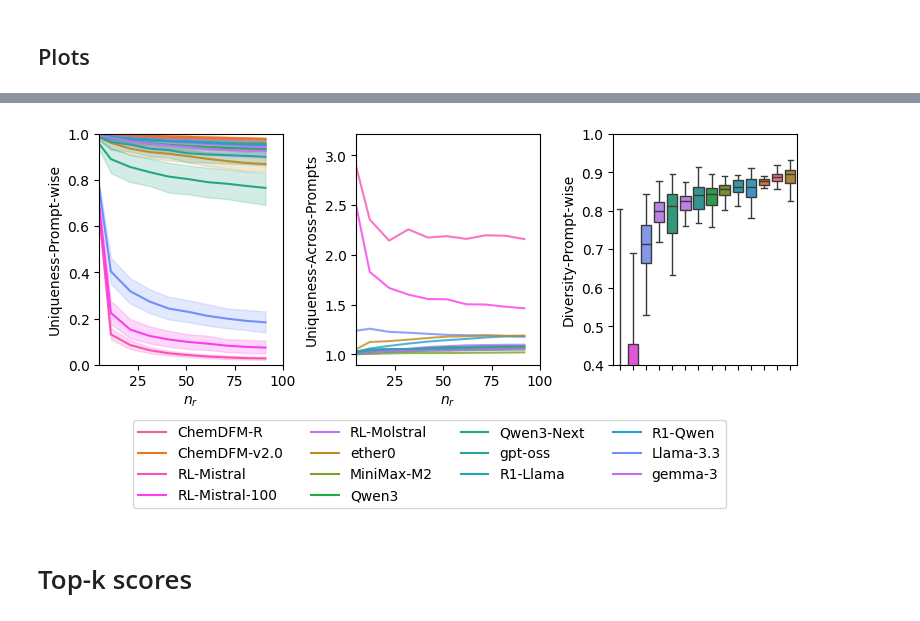
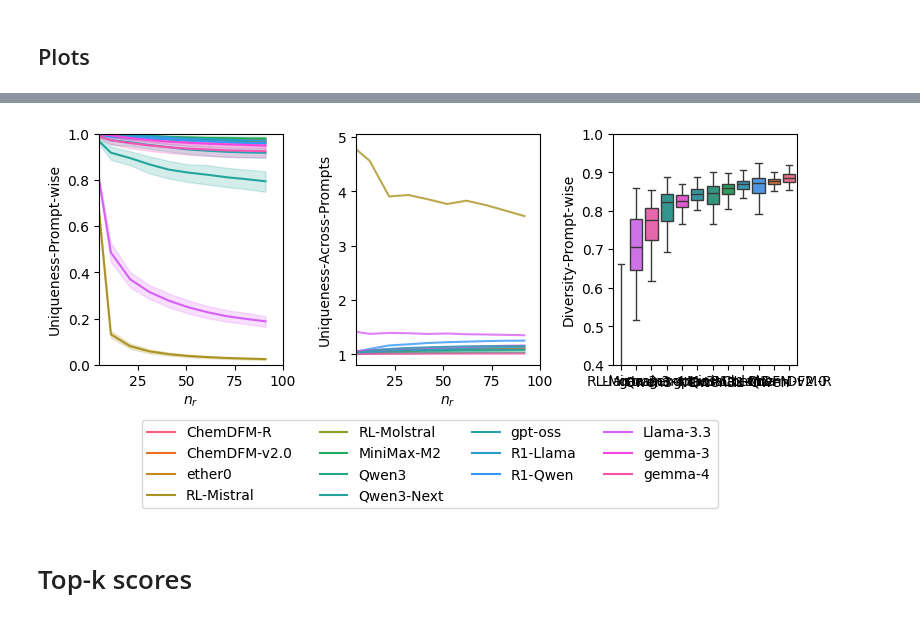
Before and after one commit to Fransou/MolRGen, a Jupyter notebook: notebooks/results/MolGenOutput.ipynb, the cells around one changed output, grey strips where cells are left out. Saved outputs shown, nothing was run; the diff lists cells and outputs as text; code cells hidden in the pictures.

```diff
--- a/notebooks/results/MolGenOutput.ipynb
+++ b/notebooks/results/MolGenOutput.ipynb
@@ -26,7 +26,7 @@ MOLSTRAL_PATH = Path("MolGenOutput/test_ood")
 FIG_PATH = "MolGenDocking-latex/Figures/Results/MolGen"
 os.makedirs(FIG_PATH, exist_ok=True)
 
-files = [f for d in MOLSTRAL_PATH.iterdir() for f in d.iterdir() if "error" not in str(f) and str(f).endswith("_scored.jsonl")]
+files = [f for d in MOLSTRAL_PATH.iterdir() for f in d.iterdir() if "" in str(f) and str(f).endswith("_scored.jsonl")]
 # files = [Path("MolGenOutput/test_ood/RL-Mistral-24B-100/RL-Mistral-24B-100_0_scored.jsonl")]
 files = sorted(files)[::-1]
 
@@ -37,5 +38,5 @@ Total files: 107
 # %%
-sub_sample_prompts = df[df.Model == "RL-Molstral"].prompt_id.unique()[:]
+sub_sample_prompts = df[df.Model == "gemma-4"].prompt_id.unique()[:]
 df = df[df.prompt_id.isin(sub_sample_prompts)]
 # %%
 df.groupby(["Model", "prompt_id"]).valid.count().reset_index().groupby("Model").valid.mean()
@@ -58,4 +58,6 @@ gpt-oss           128.0
 Name: valid, dtype: float64
+# %%
+df = df[~(df.Model == "RL-Molstral")]
 # %% [markdown]
 # Validity Plot
 # %%
@@ -188,33 +174,32 @@ sim_df
 # %%
 fig, axes = plt.subplots(1, 3, figsize=(9,3), sharey=False, gridspec_kw={"wspace":0.4})
 
 ax = axes[0]
 sns.lineplot(uniq_df, x="n_rollout", y="value", hue="Model", ax=ax, legend=True, palette=CMAP_MODELS, hue_order=CMAP_MODELS.keys())
 ax.set_ylabel("Uniqueness-Prompt-wise")
 ax.set_xlabel("$n_r$")
 ax.set_ylim(0,1)
 ax.set_xlim(5,100)
 # Move legend below plot
 ax.legend(bbox_to_anchor=(1.8, -.65), loc='lower center', ncols=4)
 
 ax = axes[1]
 sns.lineplot(uniq_ap_df, x="n_rollout", y="value", hue="Model", ax=ax, legend = False, palette=CMAP_MODELS, alpha=0.8)
 ax.set_ylabel("Uniqueness-Across-Prompts")
 # ax.set_ylim(0.,1)
 ax.set_xlim(5,100)
 ax.set_xlabel("$n_r$")
 
 ax = axes[2]
 x_order = sim_df.groupby("Model")["value"].median().sort_values().index.tolist()
 sns.boxplot(sim_df, x="Model", y="value", hue="Model", ax=ax, legend = False, order=x_order, palette=CMAP_MODELS,fliersize=0)
 ax.set_ylabel("Diversity-Prompt-wise")
 ax.set_xlabel("")
-ax.set_xticklabels([],)
 ax.set(ylim=(0.4,1))
 
 fig.savefig(f"{FIG_PATH}/uniqueness_diversity.pdf", bbox_inches='tight')
 # %% [output]
-[figure, old version]
+[figure, new version]
 # %% [markdown]
 
 # Top-k scores
```
Also changed, not shown: parts of 11 cells of this notebook, 4 other files.
